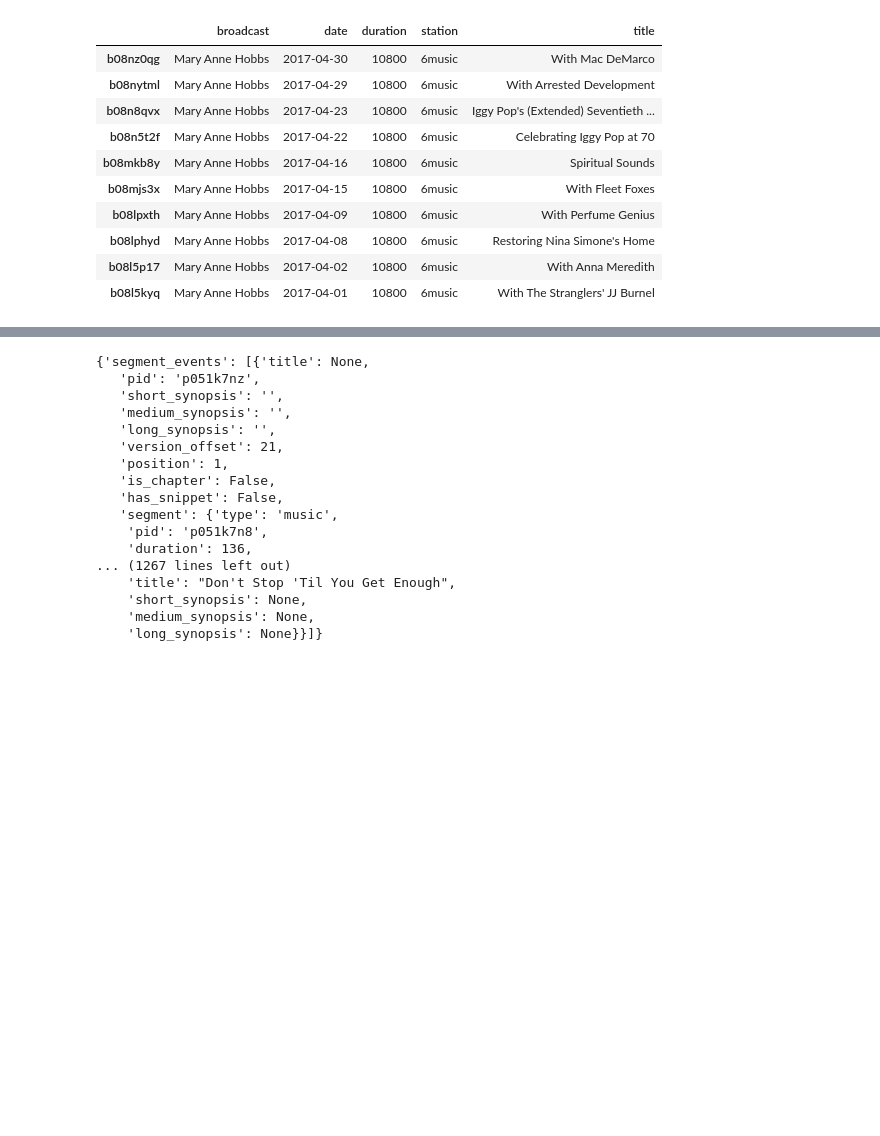
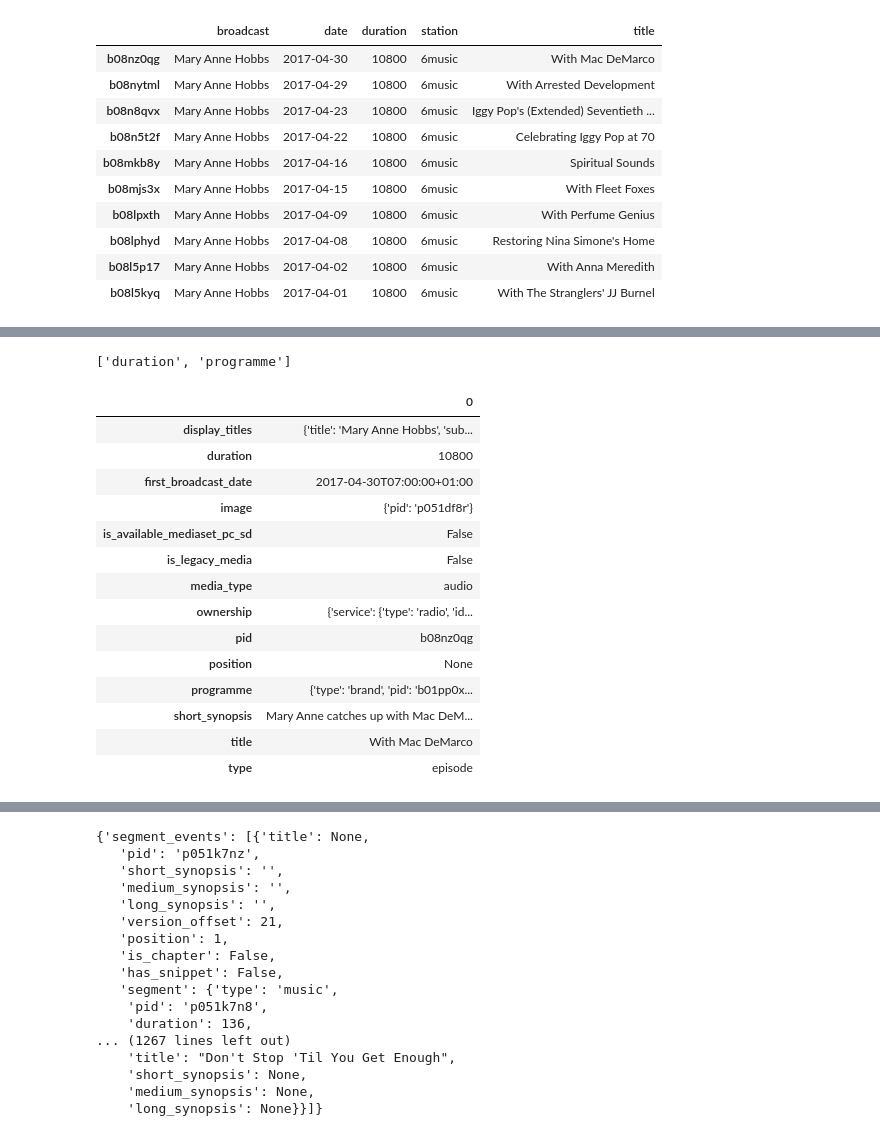
Before and after one commit to nicktids/shaped_by_radio, a Jupyter notebook: notebooks/Clifton-functions v0.1.ipynb, the cells around one changed output, grey strips where cells are left out. Cells and saved outputs as stored; diff of their text form; code cells hidden in the pictures; blank space fills up the shorter version.

```diff
--- a/notebooks/Clifton-functions.ipynb
+++ b/notebooks/Clifton-functions v0.1.ipynb
@@ -149,0 +180,24 @@ sj[2]
+# %%
+dfsj3 = pd.DataFrame(dfsj2.programme.tolist())
+# %%
+[col for col in dfsj3.columns if col in dfsj2.columns]
+# %% [output]
+['duration', 'programme']
+# %%
+dfsj3.head(1).T
+# %% [output]
+|  | 0 |
+| display_titles | {'title': 'Mary Anne Hobbs', 'sub... |
+| duration | 10800 |
+| first_broadcast_date | 2017-04-30T07:00:00+01:00 |
+| image | {'pid': 'p051df8r'} |
+| is_available_mediaset_pc_sd | False |
+| is_legacy_media | False |
+| media_type | audio |
+| ownership | {'service': {'type': 'radio', 'id... |
+| pid | b08nz0qg |
+| position | None |
+| programme | {'type': 'brand', 'pid': 'b01pp0x... |
+| short_synopsis | Mary Anne catches up with Mac DeM... |
+| title | With Mac DeMarco |
+| type | episode |
```
Also changed, not shown: parts of 15 cells of this notebook, 5 other files.
